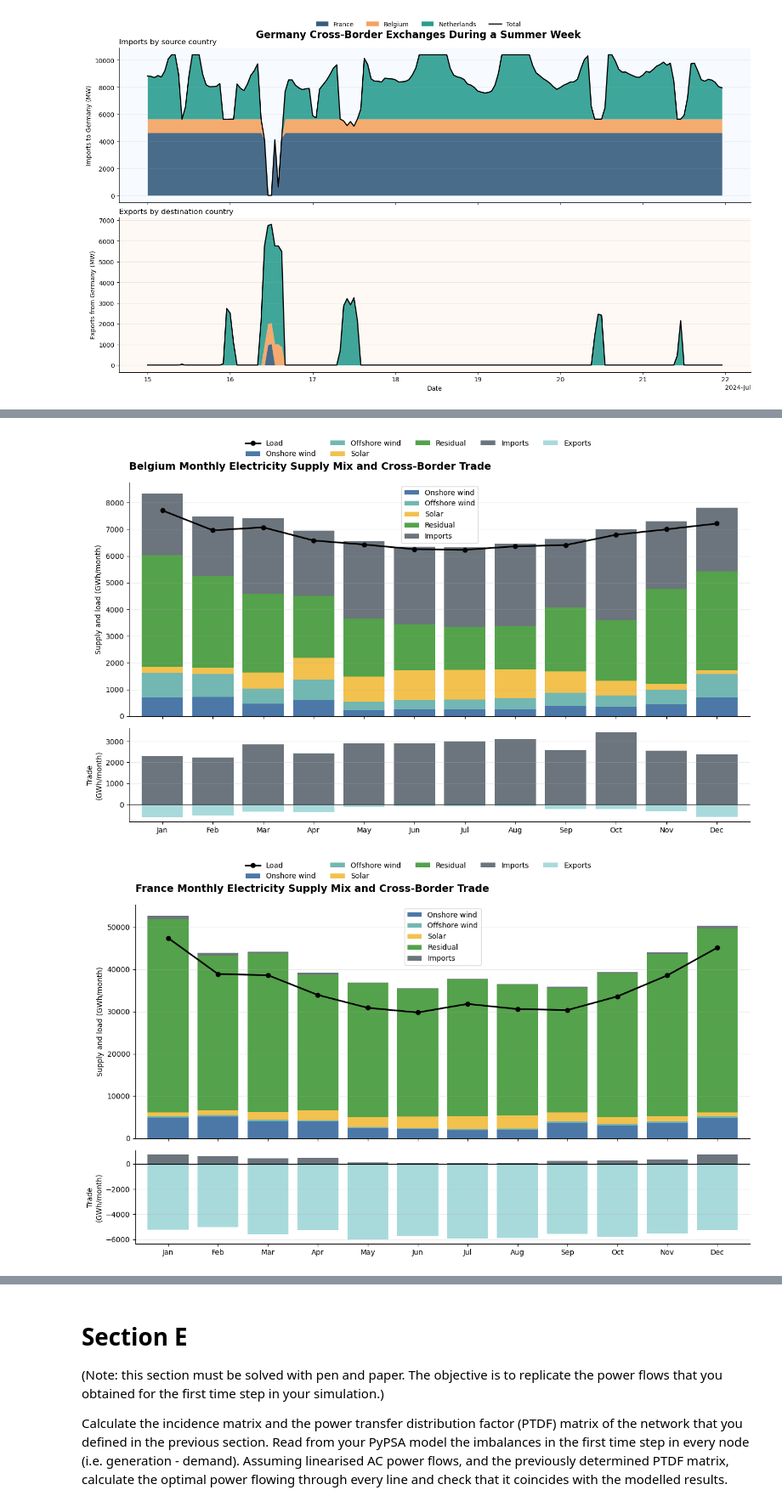
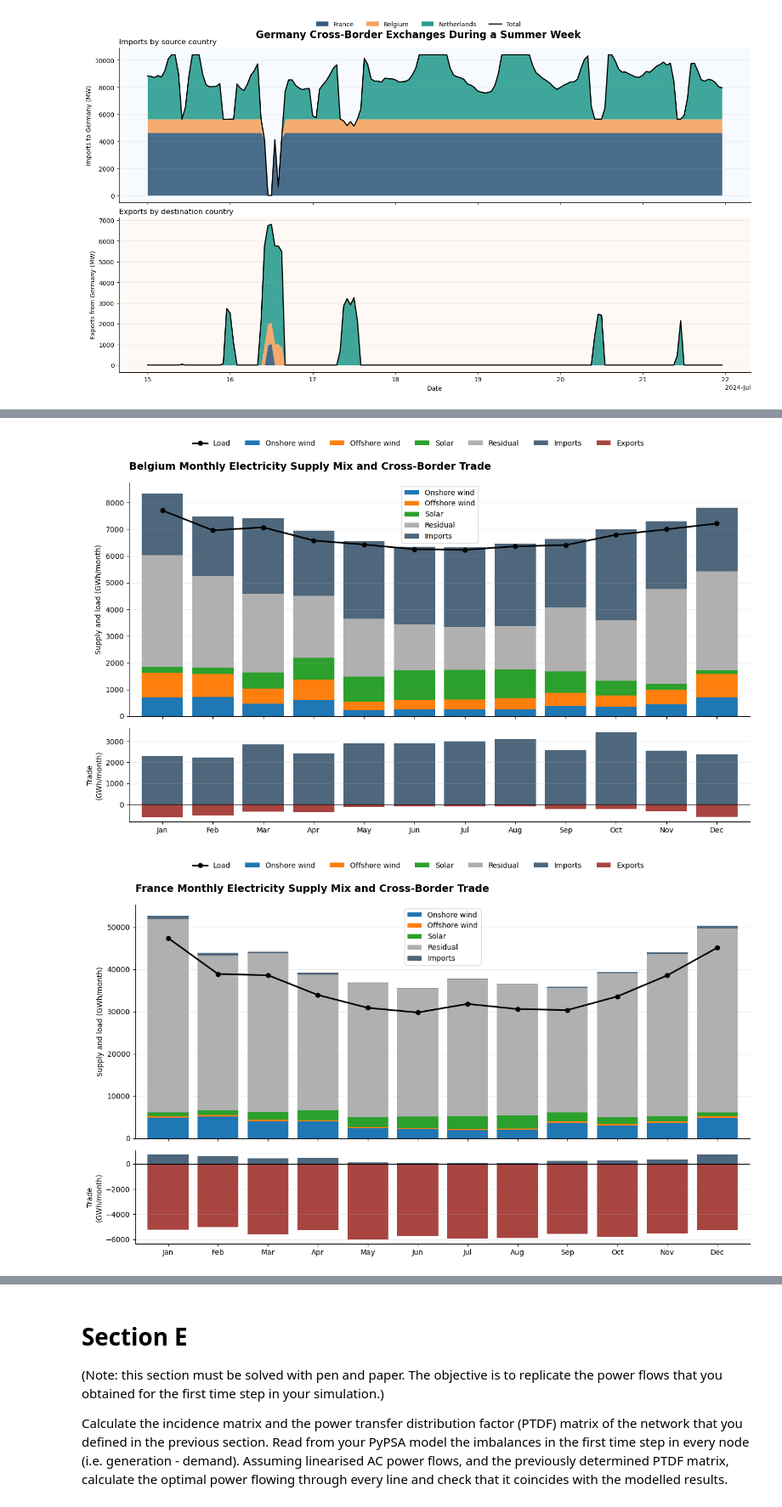
Before and after one commit to fortero23/Integrated_Energy_Grids, a Jupyter notebook: Modules/Assignment1.ipynb, the cells around one changed output, grey strips where cells are left out. Shown at 85% size. Cells and saved outputs as stored; diff of their text form; code cells hidden in the pictures.

```diff
--- a/Modules/Assignment1.ipynb
+++ b/Modules/Assignment1.ipynb
@@ -167,10 +167,10 @@ Choose one country/region/city/system and calculate the optimal capacities for r
 Data taken from:
 https://energy-charts.info/charts/installed_power/chart.htm?l=en&c=DE&year=2024
 # %%
-WIND_ONSHORE_CAPACITY_MW    = 63590
-WIND_OFFSHORE_CAPACITY_MW   = 9220
-SOLAR_CAPACITY_MW           = 92410
-GAS_INSTALLED_CAPACITY_MW   = 35600
+WIND_ONSHORE_CAPACITY_MW    = 63589
+WIND_OFFSHORE_CAPACITY_MW   = 9215
+SOLAR_CAPACITY_MW           = 100686
+GAS_INSTALLED_CAPACITY_MW   = 35601
 
 wind_onshore_cf     = (df["wind_onshore"] / WIND_ONSHORE_CAPACITY_MW).clip(lower=0, upper=1)
 wind_offshore_cf    = (df["wind_offshore"] / WIND_OFFSHORE_CAPACITY_MW).clip(lower=0, upper=1)
@@ -2181,18 +2512,18 @@ carrier_labels = {
 }
 
 colors = {
-    "Onshore wind": "#4C78A8",
-    "Offshore wind": "#72B7B2",
-    "Solar": "#F2C14E",
-    "Gas": "#E45756",
-    "Residual": "#54A24B",
-    "Battery discharge": "#B279A2",
-    "Imports": "#6C757D",
+    "Onshore wind": "#1f77b4",
+    "Offshore wind": "#ff7f0e",
+    "Solar": "#2ca02c",
+    "Gas": "#d62728",
+    "Residual": "#B0B0B0",
+    "Battery discharge": "#AC7FD0",
+    "Imports": "#4E677C",
 }
 
 trade_colors = {
-    "Imports": "#6C757D",
-    "Exports": "#A8DADC",
+    "Imports": "#4E677C",
+    "Exports": "#A84541",
 }
 
 # ---------------------------------------------
@@ -2314,7 +2645,7 @@ def plot_country_monthly_mix_and_trade(network, country):
         ax1.plot(
             x,
             monthly_charge.values,
-            color="#8D99AE",
+            color="#E6D44A",
             linewidth=1.8,
             linestyle="--",
             marker="s",
@@ -2374,7 +2705,7 @@ def plot_country_monthly_mix_and_trade(network, country):
         handles,
         labels,
         frameon=False,
-        ncol=5,
+        ncol=8,
         loc="upper center",
         bbox_to_anchor=(0.5, 0.98)
     )
@@ -2393,2 +2724,2 @@ for country in ["Germany", "Belgium", "France", "Netherlands"]:
-[figure, old version]
+[figure, new version]
-[figure, old version]
+[figure, new version]
```
Also changed, not shown: parts of 27 cells of this notebook, 21 other files.
